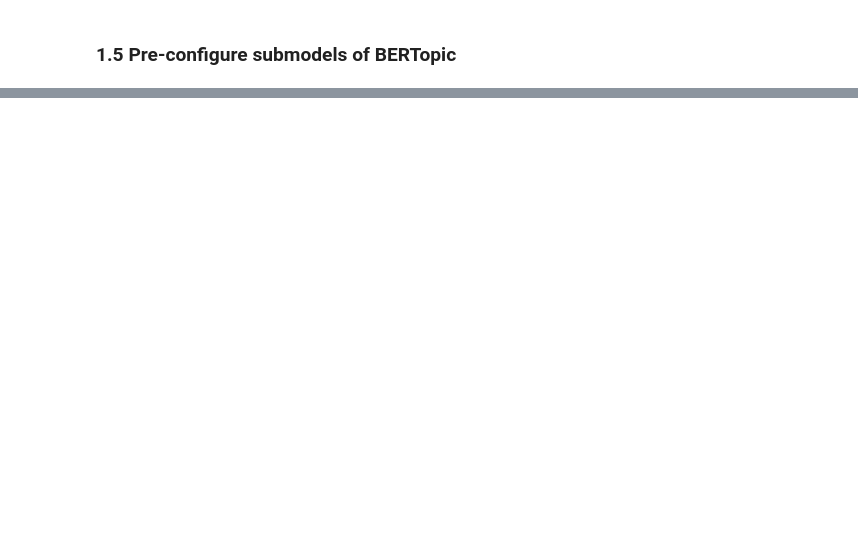
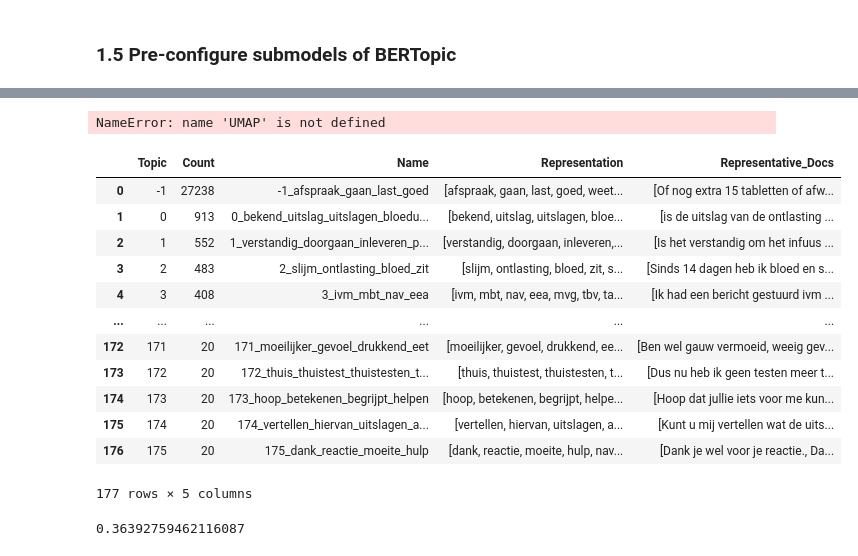
Before and after one commit to MaastrichtU-CDS/MyIBDcoachNLP, a Jupyter notebook: notebooks/analysis_of_sentences/bertje_new_input.ipynb, the cells around one changed output, grey strips where cells are left out. Drawn from its saved outputs; the diff is of its cells as text; code cells hidden in the pictures; blank space fills up the shorter version.

Commit message:
best model chosen

```diff
--- a/notebooks/analysis_of_sentences/bertje_new_input.ipynb
+++ b/notebooks/analysis_of_sentences/bertje_new_input.ipynb
@@ -248,3 +96,0 @@ KeyboardInterrupt:
-# %%
-# update the topics
-topic_model.update_topics(sentences, topics=new_topics)
@@ -316,2 +96,0 @@ topic_model.merge_topics(sentences, topics_to_merge)
-# %%
-topic_model.update_topics(sentences) # update the topic representation again
@@ -610,18 +96,0 @@ annotated_doc_sm.head()
-# %%
-# import the annotated_doc_sm if it has been saved
-#annotated_doc_sm = pd.read_excel("/workspace/mijnidbcoachnlp/data/result_data/Label_comparison/label_comparison_set_small.xlsx", index_col=0)
-accuracy_results_sm = {}
-
-for label in ["A5", "A4", "A2", "M8", "M6", "M3", "A3", "A1", "M2", "M4", "M5", "M10", "M1", "M7", "M11", "M9"]:
-    # Filter the annotated document by the current label
-    subset = annotated_doc_sm[annotated_doc_sm["Manual_Label_Jiaxu"] == label]
-
-    # Check if there is a sufficient sample size
-    if len(subset) > 10:
-        # Calculate the accuracy as the percentage of matches in the filtered subset
-        accuracy = (subset['Manual_Label_Jiaxu'] == subset['Label']).sum() / len(subset)
-        accuracy_results_sm[label] = accuracy
-        # Output the accuracy
-        print(f"Accuracy for Manual_Label == {label}: {accuracy * 100:.2f}%")
-    else:
-        print(f"Too small sample size for label {label}")
@@ -701,18 +96,0 @@ annotated_doc_lg.loc[annotated_doc_lg["Manual_label_Tom"].str.contains("M"), "Ma
-# %%
-# import the annotated_doc_sm if it has been saved
-#annotated_doc_sm = pd.read_excel("/workspace/mijnidbcoachnlp/data/result_data/Label_comparison/label_comparison_set_small.xlsx", index_col=0)
-accuracy_results_lg = {}
-
-for label in ["A5", "A4", "A2", "M8", "M6", "M3", "A3", "A1", "M2", "M4", "M5", "M10", "M1", "M7", "M11", "M9"]:
-    # Filter the annotated document by the current label
-    subset = annotated_doc_lg[annotated_doc_lg["Manual_label_Tom"] == label]
-
-    # Check if there is a sufficient sample size
-    if len(subset) > 10:
-        # Calculate the accuracy as the percentage of matches in the filtered subset
-        accuracy = (subset['Manual_label_Tom'] == subset['Label']).sum() / len(subset)
-        accuracy_results_lg[label] = accuracy
-        # Output the accuracy
-        print(f"Accuracy for Manual_Label == {label}: {accuracy * 100:.2f}%")
-    else:
-        print(f"Too small sample size for label {label}")
@@ -746,0 +260,29 @@ Accuracy for Category Matching: 71.96%
+# %%
+from bertopic import BERTopic
+topic_model = BERTopic()
+# Update BERTopic with the new UMAP and HDBSCAN models
+topic_model.umap_model = UMAP(n_neighbors=10, n_components=2, min_dist=0.0)
+topic_model.hdbscan_model = HDBSCAN(min_cluster_size=20, min_samples=10)
+topic_model.vectorizer_model = CountVectorizer(stop_words=dutch_stopwords, min_df=2, ngram_range=(1, 1), token_pattern=r'\b[a-zA-Z]{3,}\b')
+topic_model.calculate_probabilities = False
+
+# Fit the model
+topics, probs = topic_model.fit_transform(sentences, embeddings)
+# %% [output]
+NameError: name 'UMAP' is not defined
+# %%
+best_topic_model.get_topic_info()
+# %% [output]
+|  | Topic | Count | Name | Representation | Representative_Docs |
+| 0 | -1 | 27238 | -1_afspraak_gaan_last_goed | [afspraak, gaan, last, goed, weet... | [Of nog extra 15 tabletten of afw... |
+| 1 | 0 | 913 | 0_bekend_uitslag_uitslagen_bloedu... | [bekend, uitslag, uitslagen, bloe... | [is de uitslag van de ontlasting ... |
+| 2 | 1 | 552 | 1_verstandig_doorgaan_inleveren_p... | [verstandig, doorgaan, inleveren,... | [Is het verstandig om het infuus ... |
+| 3 | 2 | 483 | 2_slijm_ontlasting_bloed_zit | [slijm, ontlasting, bloed, zit, s... | [Sinds 14 dagen heb ik bloed en s... |
+| 4 | 3 | 408 | 3_ivm_mbt_nav_eea | [ivm, mbt, nav, eea, mvg, tbv, ta... | [Ik had een bericht gestuurd ivm ... |
+| ... | ... | ... | ... | ... | ... |
+| 172 | 171 | 20 | 171_moeilijker_gevoel_drukkend_eet | [moeilijker, gevoel, drukkend, ee... | [Ben wel gauw vermoeid, weeig gev... |
+| 173 | 172 | 20 | 172_thuis_thuistest_thuistesten_t... | [thuis, thuistest, thuistesten, t... | [Dus nu heb ik geen testen meer t... |
+| 174 | 173 | 20 | 173_hoop_betekenen_begrijpt_helpen | [hoop, betekenen, begrijpt, helpe... | [Hoop dat jullie iets voor me kun... |
+| 175 | 174 | 20 | 174_vertellen_hiervan_uitslagen_a... | [vertellen, hiervan, uitslagen, a... | [Kunt u mij vertellen wat de uits... |
+| 176 | 175 | 20 | 175_dank_reactie_moeite_hulp | [dank, reactie, moeite, hulp, nav... | [Dank je wel voor je reactie., Da... |
+177 rows × 5 columns
@@ -746,0 +294,4 @@ Accuracy for Category Matching: 71.96%
+# %%
+calculate_c_v(best_topic_model)
+# %% [output]
+0.36392759462116087
```
Also changed, not shown: parts of 90 cells of this notebook, 28 other files.
